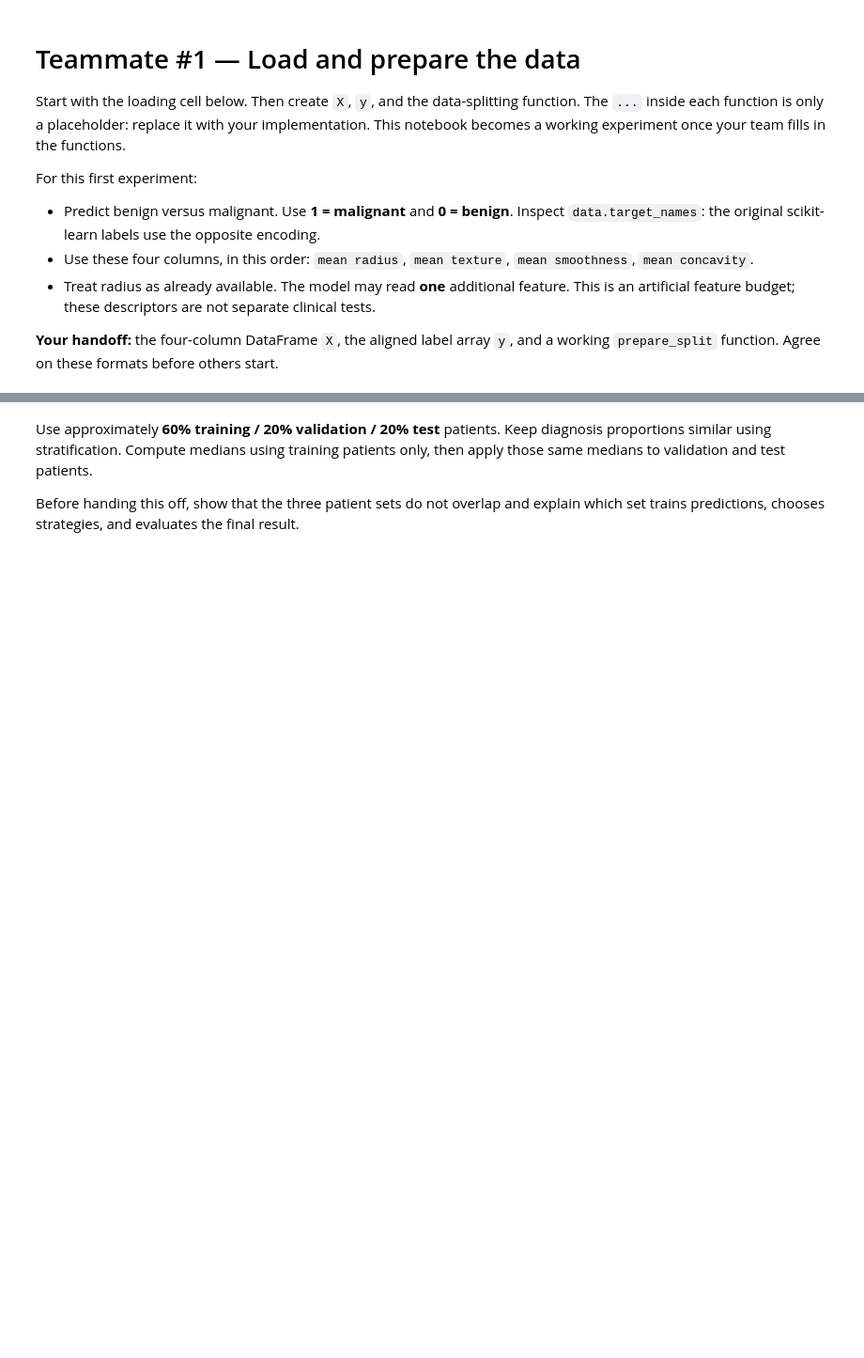
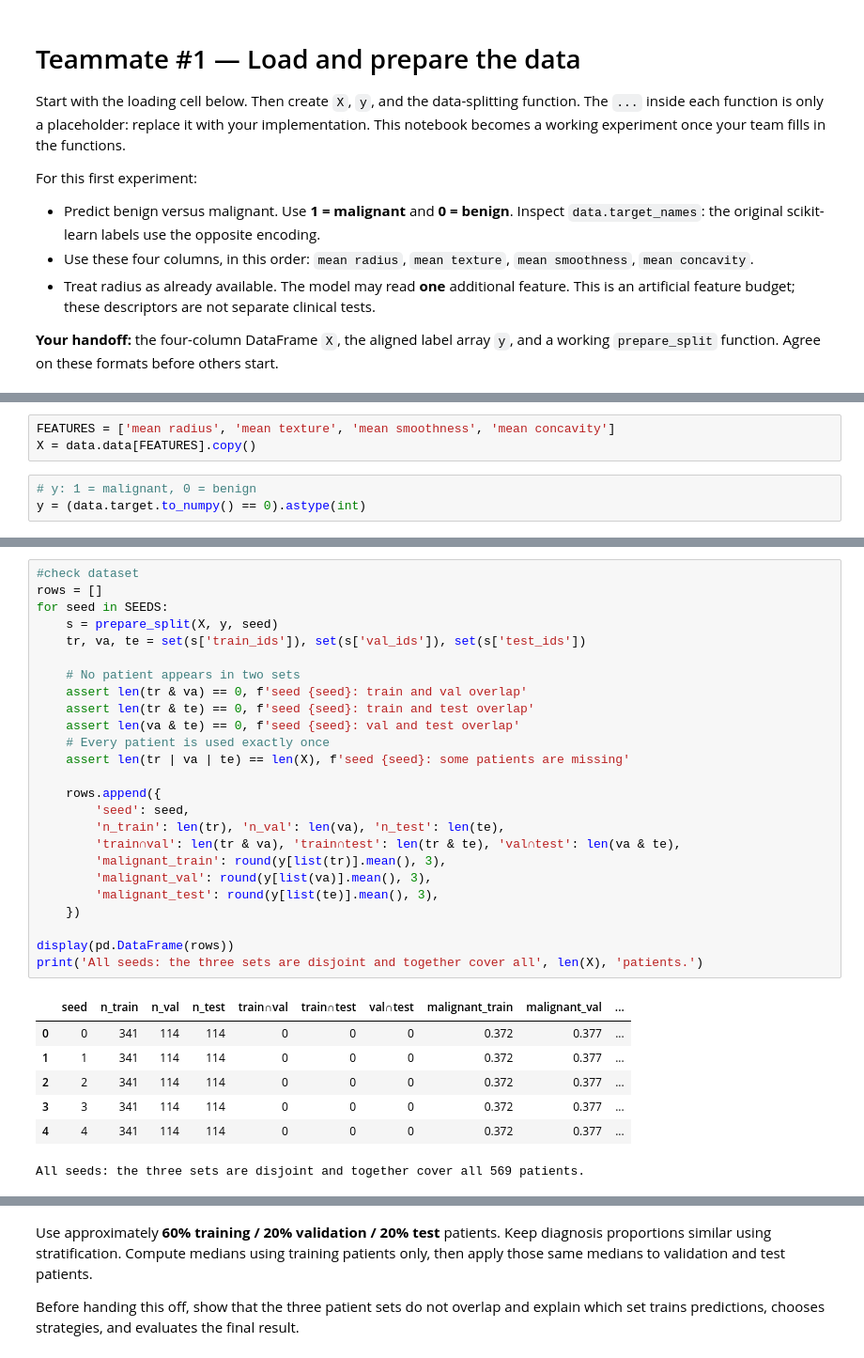
Before and after one commit to buiswrld/ctn-robust-acquisition, a Jupyter notebook: WDBC_Student_Starter.ipynb, the cells around one changed output, grey strips where cells are left out. Shown at 94% size. Drawn from its saved outputs; the diff is of its cells as text; blank space fills up the shorter version.

Commit message:
Teammate 1 load dataset

```diff
--- a/WDBC_Student_Starter.ipynb
+++ b/WDBC_Student_Starter.ipynb
@@ -39,0 +34,6 @@ Original target labels: {0: 'malignant', 1: 'benign'}
+# %%
+FEATURES = ['mean radius', 'mean texture', 'mean smoothness', 'mean concavity']
+X = data.data[FEATURES].copy()
+# %%
+# y: 1 = malignant, 0 = benign
+y = (data.target.to_numpy() == 0).astype(int)
@@ -39,0 +114,33 @@ Original target labels: {0: 'malignant', 1: 'benign'}
+# %%
+#check dataset
+rows = []
+for seed in SEEDS:
+    s = prepare_split(X, y, seed)
+    tr, va, te = set(s['train_ids']), set(s['val_ids']), set(s['test_ids'])
+
+    # No patient appears in two sets
+    assert len(tr & va) == 0, f'seed {seed}: train and val overlap'
+    assert len(tr & te) == 0, f'seed {seed}: train and test overlap'
+    assert len(va & te) == 0, f'seed {seed}: val and test overlap'
+    # Every patient is used exactly once
+    assert len(tr | va | te) == len(X), f'seed {seed}: some patients are missing'
+
+    rows.append({
+        'seed': seed,
+        'n_train': len(tr), 'n_val': len(va), 'n_test': len(te),
+        'train∩val': len(tr & va), 'train∩test': len(tr & te), 'val∩test': len(va & te),
+        'malignant_train': round(y[list(tr)].mean(), 3),
+        'malignant_val': round(y[list(va)].mean(), 3),
+        'malignant_test': round(y[list(te)].mean(), 3),
+    })
+
+display(pd.DataFrame(rows))
+print('All seeds: the three sets are disjoint and together cover all', len(X), 'patients.')
+# %% [output]
+|  | seed | n_train | n_val | n_test | train∩val | train∩test | val∩test | malignant_train | malignant_val | ... |
+| 0 | 0 | 341 | 114 | 114 | 0 | 0 | 0 | 0.372 | 0.377 | ... |
+| 1 | 1 | 341 | 114 | 114 | 0 | 0 | 0 | 0.372 | 0.377 | ... |
+| 2 | 2 | 341 | 114 | 114 | 0 | 0 | 0 | 0.372 | 0.377 | ... |
+| 3 | 3 | 341 | 114 | 114 | 0 | 0 | 0 | 0.372 | 0.377 | ... |
+| 4 | 4 | 341 | 114 | 114 | 0 | 0 | 0 | 0.372 | 0.377 | ... |
+All seeds: the three sets are disjoint and together cover all 569 patients.
```
Also changed, not shown: parts of 9 cells of this notebook.
